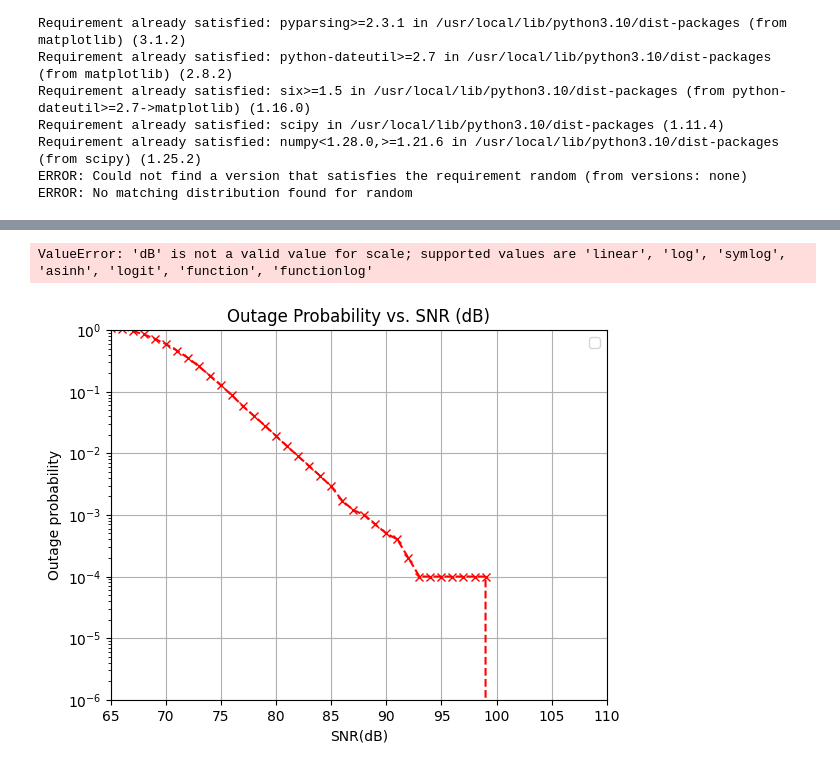
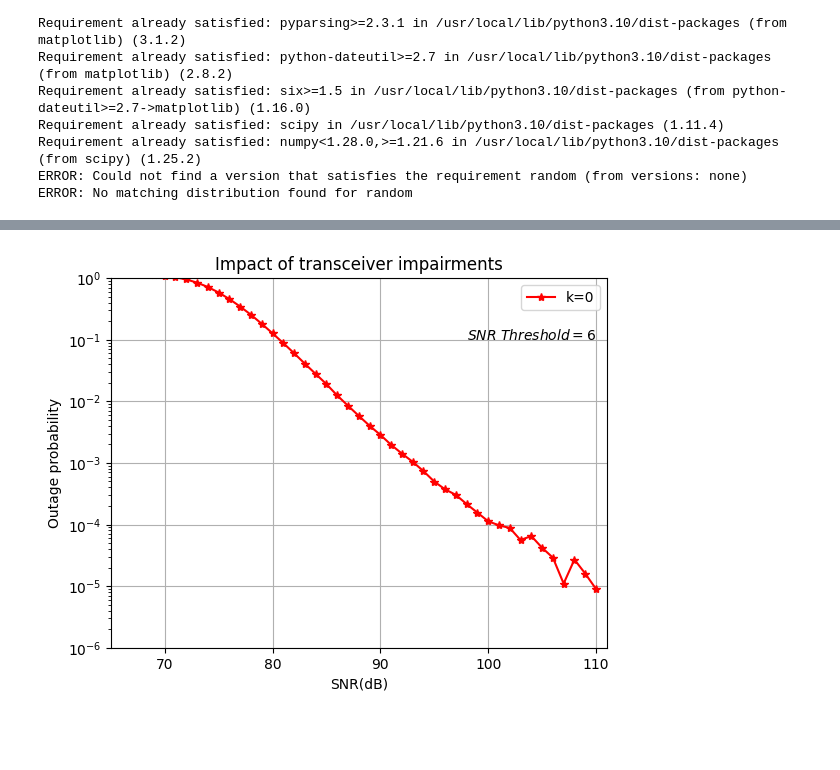
Before and after one commit to jpengtelecom/Lista-1_21_03_2024, a Jupyter notebook: TRABALHO.ipynb, the cells around one changed output, grey strips where cells are left out. Saved outputs shown, nothing was run; the diff lists cells and outputs as text; code cells hidden in the pictures; blank space fills up the shorter version.

```diff
--- a/TRABALHO.ipynb
+++ b/TRABALHO.ipynb
@@ -97,6 +30,7 @@ import scipy.constants as const
 import scipy.special as sp
 import math
 import numpy as np
+from scipy.stats import nakagami
 import scipy.constants as const
 import scipy.special as sp
 import scipy.stats as stats
@@ -104,7 +38,7 @@ import matplotlib.pyplot as plt
 
 
 # Parâmetros do sistema
-N = 10000
+N = 1000000 #Númers de amostra
 f = 300e9  # Frequência do portador em Hz (300 GHz)
 G = 10e4  # Ganhos das antenas (40 dBi)
 c = const.speed_of_light  # Velocidade da luz
@@ -115,21 +49,21 @@ noise_floor = 3.9811e-11   # Ruído de fundo (-74 dBm)
 
 gain = ((c*G)/ (4*np.pi*f*(d1+d2)))*np.exp(-0.5*k* (d1+d2))
 
-R = 2
+
 
 i=0
 j=0
 OP1=[]
 OP2=[]
-N0=5000
-
-gamma = 10**(0.1/10)
-gamma_th = 10**(6/10)
-k_f = 10 # k_f = [0.0, 0.1, 0.2, 0.3, 0.4] fator de comprometimento do hardware
 
 
 
-# Parâmetros do modelo Alpha-Mu para os caminhos de propagação
+gama_th = 10**(6/10) #  3dB ou 6dB
+k_f = 0 #fator de comprometimento do hardware [0,0.1,0.4]
+N0 = 1
+R = gama_th
+
+# Valores de Alpha-Mu para os caminhos de propagação
 alpha_1 = 2  # Parâmetro Alpha para o caminho 1
 mu_1 = 1     # Parâmetro Mu para o caminho 1
 alpha_2 = alpha_1  # Parâmetro Alpha para o caminho 2
@@ -139,12 +73,18 @@ media1 = d1 ** (-alpha_2)
 media2 = d2 ** (-alpha_2)
 
 
-# Cálculo da perda de percurso para os caminhos de propagação
+
 for j in np.arange(65, 111, 1):
 
-    plin = 10**(j / 10)  # 10**(P_dB/10)
-    r1 = np.sqrt(media1)*nakagami.rvs(mu_1, loc=0, scale=1, size=N, random_state=N)  # Rayleigh fading no primeiro caminho
-    r2 = np.sqrt(media2)*nakagami.rvs(mu_2, loc=0, scale=1, size=N, random_state=N)  # Nakagami-2 fading no segundo caminho
+    media1 = d1 ** (-alpha_2)
+    media2 = d2 ** (-alpha_2)
+
+    # Convert hardware impairment factor from dB to linear scale
+    plin = 10**(j / 10)
+
+    # Simulate channel conditions with hardware impairments
+    r1 = np.sqrt(media1 * k) * nakagami.rvs(mu_1, loc=0, scale=1, size=N)  # Rayleigh fading with hardware impairment
+    r2 = np.sqrt(media2 * k) * nakagami.rvs(mu_2, loc=0, scale=1, size=N)  # Nakagami-2 fading with hardware impairment
     Prob1 = np.sum(np.log2(1 + (r1**2*plin/N0)) < R) / N
     Prob2 = np.sum(np.log2(1 + (r2**2*plin/N0)) < R) / N
     OP1 = np.append(OP1, Prob1)
@@ -162,15 +102,15 @@ for j in np.arange(65, 111, 1):
     potencia_recebida_1 = gain - perda_total_2
 
 Pdb=np.arange(65,111,1)
-plt.title("Outage Probability vs. SNR (dB)")
-plt.plot(Pdb,(OP2+OP1),'rx--')
+
+plt.plot(Pdb,(OP1+OP2), 'r*-',label="k={}".format(k_f))
+plt.text(98, .1, r'$ SNR \ Threshold = 6$')
 plt.grid()
-plt.axis([65,110,1e-6,1])
+plt.axis([65,111,1e-6,1])
 plt.xlabel('SNR(dB)')
 plt.ylabel('Outage probability')
+plt.title('Impact of transceiver impairments')
 plt.legend()
 plt.yscale('log')
-plt.xscale()
-plt.figlegend([])
 plt.show()
 # %% [output]
@@ -178,2 +117 @@ WARNING:matplotlib.legend:No artists with labels found to put in legend.  Note t
-ValueError: 'dB' is not a valid value for scale; supported values are 'linear', 'log', 'symlog', 'asinh', 'logit', 'function', 'functionlog'
-[figure, old version]
+[figure, new version]
```
Also changed, not shown: parts of 2 cells of this notebook.
